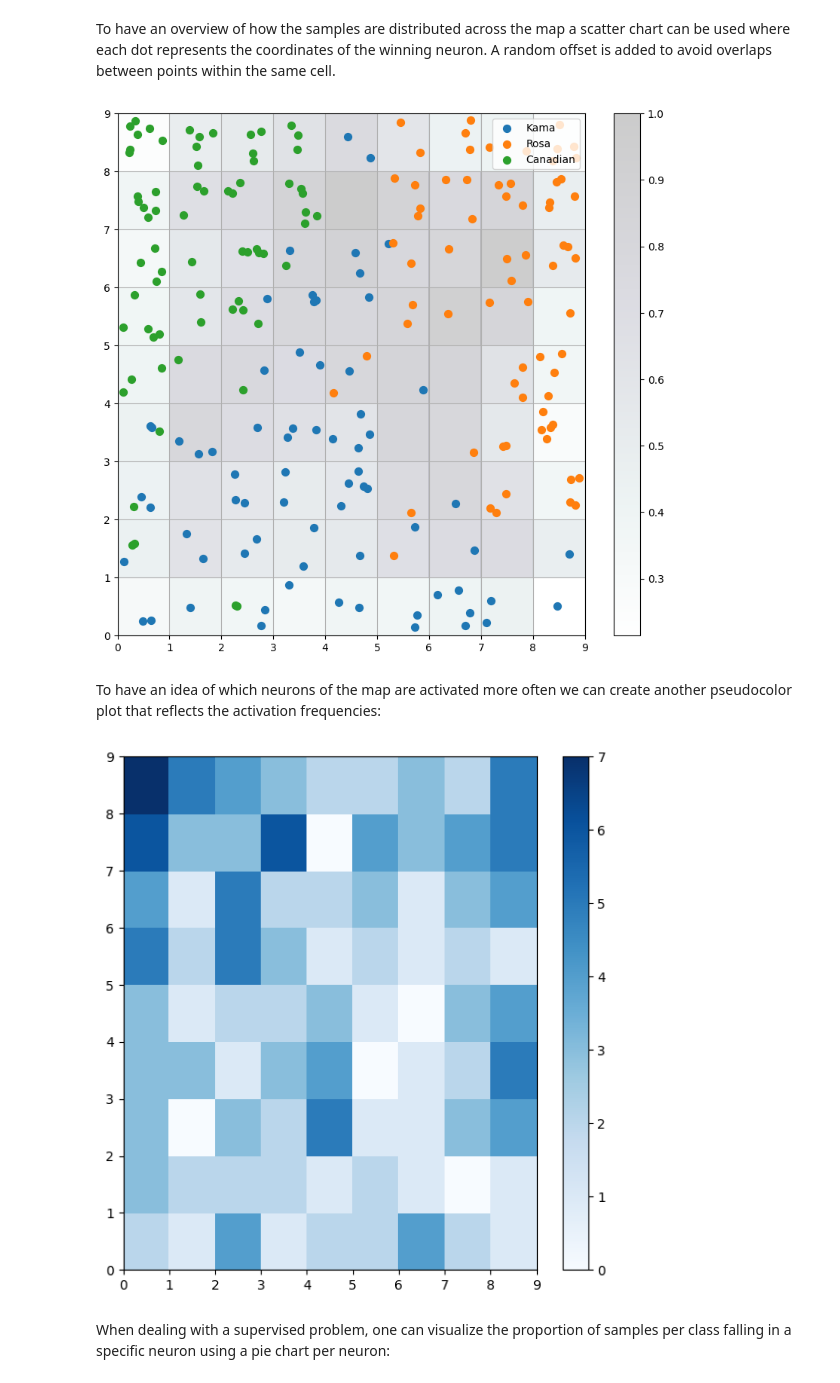
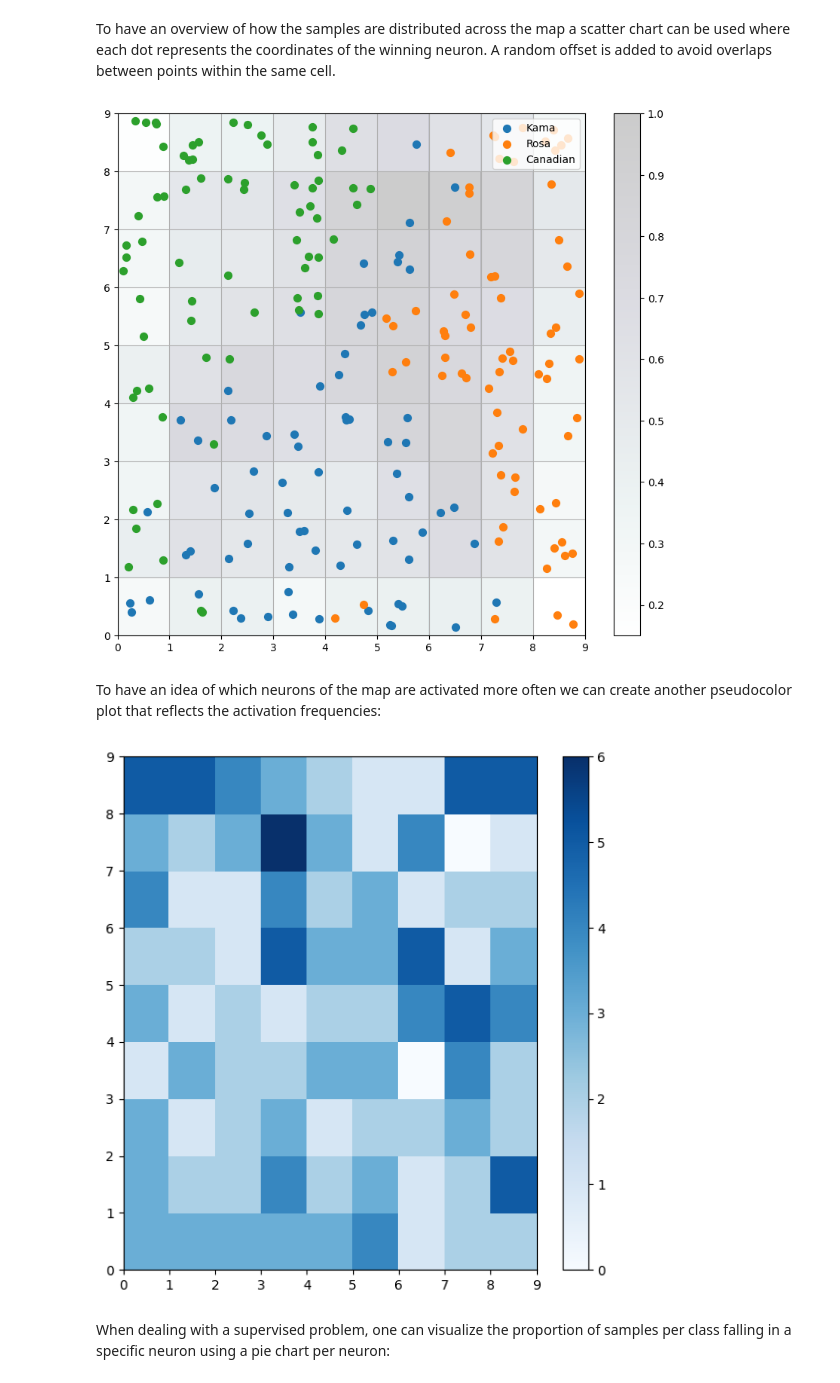
Before and after one commit to rctorres/minisom, a Jupyter notebook: examples/BasicUsage.ipynb, the cells around one changed output. Saved outputs shown, nothing was run; the diff lists cells and outputs as text; code cells hidden in the pictures.

```diff
--- a/examples/BasicUsage.ipynb
+++ b/examples/BasicUsage.ipynb
@@ -6,7 +6,8 @@ Let's start importing MiniSom:
 from minisom_gpu.som import MiniSom
 import torch
 import matplotlib
-device = 'cuda'
+device_name = 'cuda'
+device = torch.device(device_name)
 # %% [markdown]
 MiniSom relies on the Python ecosystem to import and preprocess the data. For this example we will load the <a href="https://archive.ics.uci.edu/ml/datasets/seeds">seeds</a> dataset dataset using pandas:
 # %%
@@ -32,5 +33,5 @@ m_neurons = 9
 som = MiniSom(n_neurons, m_neurons, data.shape[1], sigma=1.5, learning_rate=.5,
               neighborhood_function='gaussian', random_seed=0, device=device)
 
-som.pca_weights_init(data)
-som.train(data, 1000, verbose=True)  # random training
+som.pca_weights_init(data.to(device))
+som.train(data, 20, verbose=False, use_epochs=True)  # random training
@@ -64,7 +62,7 @@ plt.show()
 # %% [markdown]
 To have an overview of how the samples are distributed across the map a scatter chart can be used where each dot represents the coordinates of the winning neuron. A random offset is added to avoid overlaps between points within the same cell.
 # %%
-w_x, w_y = zip(*[som.winner(d) for d in data])
+w_x, w_y = zip(*[som.winner(d.to(device)) for d in data])
 w_x = np.array(w_x)
 w_y = np.array(w_y)
 
@@ -82,17 +80,17 @@ plt.grid()
 plt.savefig('resulting_images/som_seed.png')
 plt.show()
 # %% [output]
-[figure, old version]
+[figure, new version]
 # %% [markdown]
 To have an idea of which neurons of the map are activated more often we can create another pseudocolor plot that reflects the activation frequencies:
 # %%
 plt.figure(figsize=(7, 7))
-frequencies = som.activation_response(data)
+frequencies = som.activation_response(data.to(device))
 plt.pcolor(frequencies.T.cpu(), cmap='Blues')
 plt.colorbar()
 plt.show()
 # %% [output]
-[figure, old version]
+[figure, new version]
 # %% [markdown]
 When dealing with a supervised problem, one can visualize the proportion of samples per class falling in a specific neuron using a pie chart per neuron:
 # %%
```
Also changed, not shown: parts of 4 cells of this notebook.
